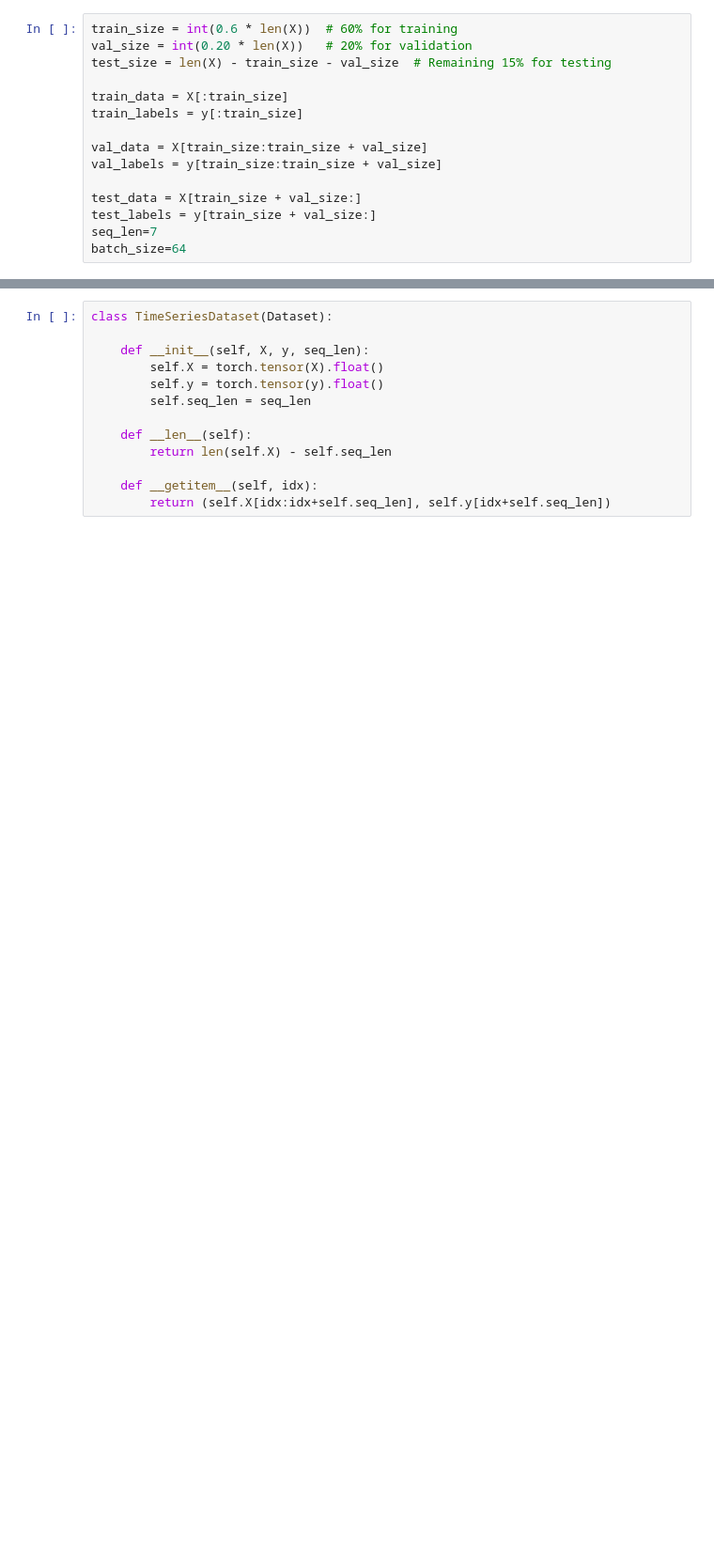
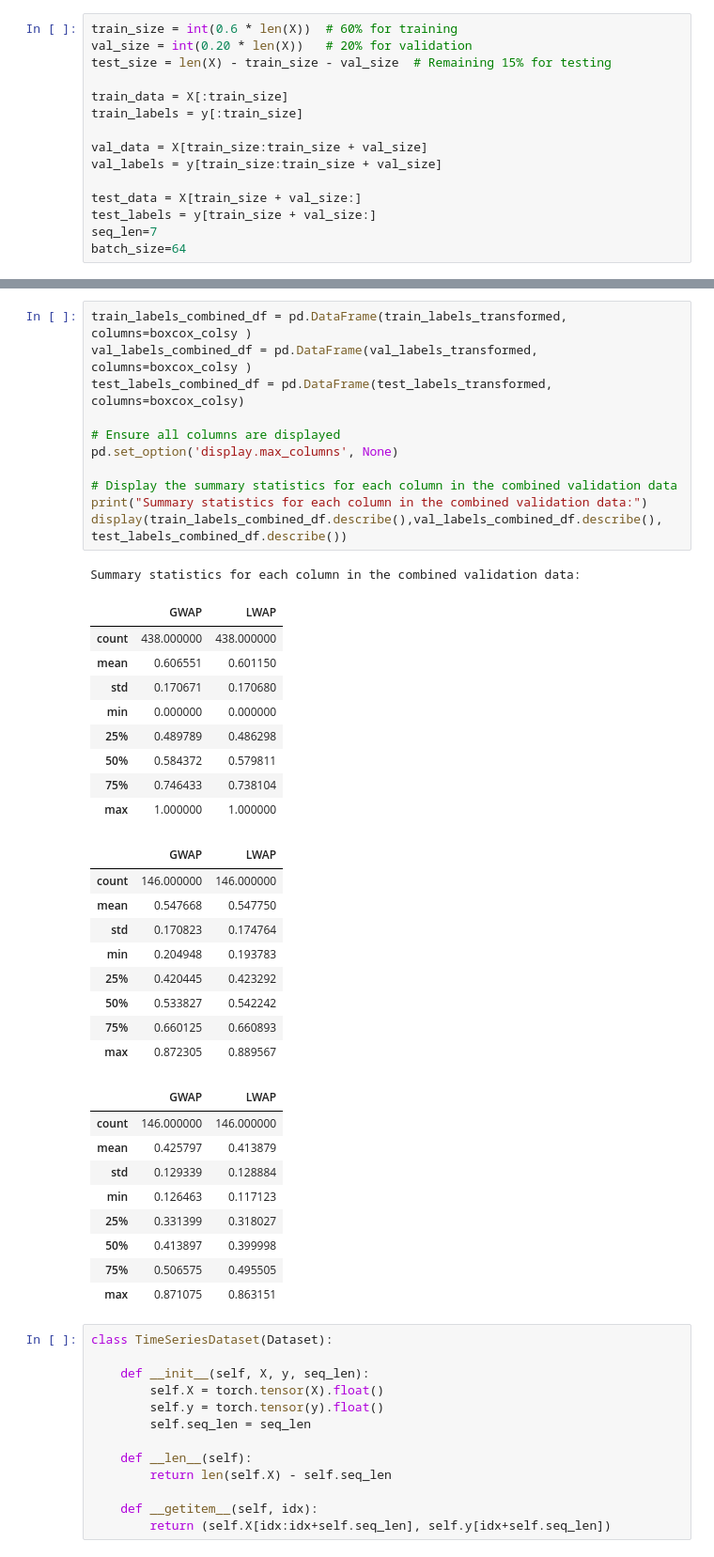
Before and after one commit to ladycelestia/thesis, a Jupyter notebook: test3.ipynb, the cells around one changed output, grey strips where cells are left out. Shown: that part at 94% size. Drawn from its saved outputs; the diff is of its cells as text; blank space fills up the shorter version.

```diff
--- a/test3.ipynb
+++ b/test3.ipynb
@@ -171,3 +313,43 @@ display(HTML(transformed_df.describe(include='all').to_html()))
+# %%
+train_labels_combined_df = pd.DataFrame(train_labels_transformed, columns=boxcox_colsy )
+val_labels_combined_df = pd.DataFrame(val_labels_transformed, columns=boxcox_colsy )
+test_labels_combined_df = pd.DataFrame(test_labels_transformed, columns=boxcox_colsy)
+
+# Ensure all columns are displayed
+pd.set_option('display.max_columns', None)
+
+# Display the summary statistics for each column in the combined validation data
+print("Summary statistics for each column in the combined validation data:")
+display(train_labels_combined_df.describe(),val_labels_combined_df.describe(), test_labels_combined_df.describe())
+# %% [output]
+Summary statistics for each column in the combined validation data:
+|  | GWAP | LWAP |
+| count | 438.000000 | 438.000000 |
+| mean | 0.606551 | 0.601150 |
+| std | 0.170671 | 0.170680 |
+| min | 0.000000 | 0.000000 |
+| 25% | 0.489789 | 0.486298 |
+| 50% | 0.584372 | 0.579811 |
+| 75% | 0.746433 | 0.738104 |
+| max | 1.000000 | 1.000000 |
+|  | GWAP | LWAP |
+| count | 146.000000 | 146.000000 |
+| mean | 0.547668 | 0.547750 |
+| std | 0.170823 | 0.174764 |
+| min | 0.204948 | 0.193783 |
+| 25% | 0.420445 | 0.423292 |
+| 50% | 0.533827 | 0.542242 |
+| 75% | 0.660125 | 0.660893 |
+| max | 0.872305 | 0.889567 |
+|  | GWAP | LWAP |
+| count | 146.000000 | 146.000000 |
+| mean | 0.425797 | 0.413879 |
+| std | 0.129339 | 0.128884 |
+| min | 0.126463 | 0.117123 |
+| 25% | 0.331399 | 0.318027 |
+| 50% | 0.413897 | 0.399998 |
+| 75% | 0.506575 | 0.495505 |
+| max | 0.871075 | 0.863151 |
 # %%
 class TimeSeriesDataset(Dataset):
 
```
Also changed, not shown: parts of 14 cells of this notebook.
